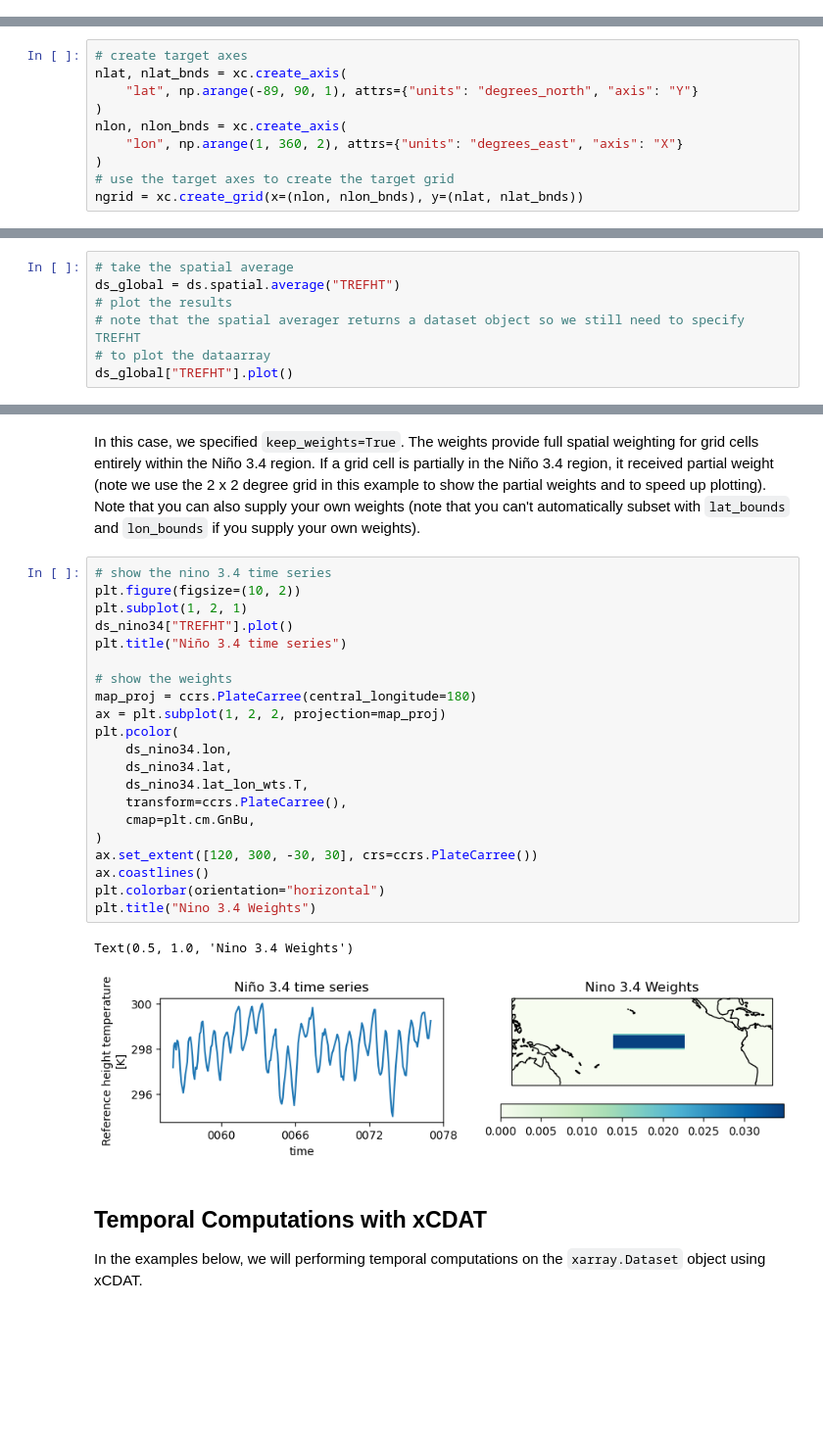
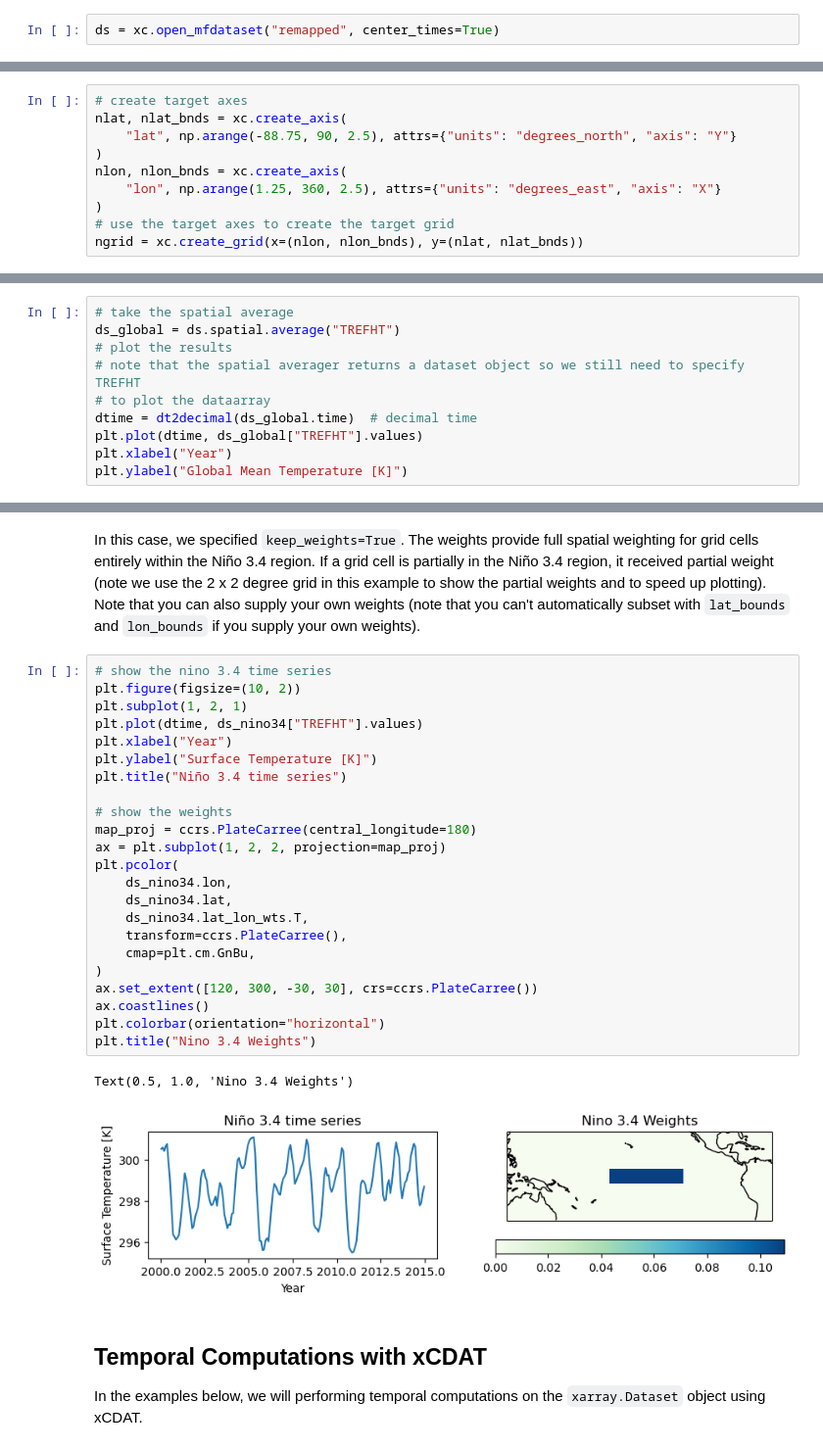
Before and after one commit to xCDAT/xcdat-validation, a Jupyter notebook: demos/2024-e3sm-workshop/xcdat_practicum_notebook.ipynb, the cells around one changed output, grey strips where cells are left out. Shown at 98% size. Saved outputs shown, nothing was run; the diff lists cells and outputs as text; blank space fills up the shorter version.

```diff
--- a/demos/2024-e3sm-workshop/xcdat_practicum_notebook.ipynb
+++ b/demos/2024-e3sm-workshop/xcdat_practicum_notebook.ipynb
@@ -196,3 +187,5 @@ input_file :
+# %%
+ds = xc.open_mfdataset("remapped", center_times=True)
 # %% [markdown]
 ## Regridding with xCDAT
 
@@ -202,10 +195,10 @@ We often want to regrid a dataset to a new grid to facilitate data analysis or c
 # %%
 # create target axes
 nlat, nlat_bnds = xc.create_axis(
-    "lat", np.arange(-89, 90, 1), attrs={"units": "degrees_north", "axis": "Y"}
+    "lat", np.arange(-88.75, 90, 2.5), attrs={"units": "degrees_north", "axis": "Y"}
 )
 nlon, nlon_bnds = xc.create_axis(
-    "lon", np.arange(1, 360, 2), attrs={"units": "degrees_east", "axis": "X"}
+    "lon", np.arange(1.25, 360, 2.5), attrs={"units": "degrees_east", "axis": "X"}
 )
 # use the target axes to create the target grid
 ngrid = xc.create_grid(x=(nlon, nlon_bnds), y=(nlat, nlat_bnds))
@@ -323,5 +315,8 @@ ds_global = ds.spatial.average("TREFHT")
 # plot the results
 # note that the spatial averager returns a dataset object so we still need to specify TREFHT
 # to plot the dataarray
-ds_global["TREFHT"].plot()
+dtime = dt2decimal(ds_global.time)  # decimal time
+plt.plot(dtime, ds_global["TREFHT"].values)
+plt.xlabel("Year")
+plt.ylabel("Global Mean Temperature [K]")
 # %% [output]
@@ -338,27 +333,29 @@ In this case, we specified `keep_weights=True`. The weights provide full spatial
 # %%
 # show the nino 3.4 time series
 plt.figure(figsize=(10, 2))
 plt.subplot(1, 2, 1)
-ds_nino34["TREFHT"].plot()
+plt.plot(dtime, ds_nino34["TREFHT"].values)
+plt.xlabel("Year")
+plt.ylabel("Surface Temperature [K]")
 plt.title("Niño 3.4 time series")
 
 # show the weights
 map_proj = ccrs.PlateCarree(central_longitude=180)
 ax = plt.subplot(1, 2, 2, projection=map_proj)
 plt.pcolor(
     ds_nino34.lon,
     ds_nino34.lat,
     ds_nino34.lat_lon_wts.T,
     transform=ccrs.PlateCarree(),
     cmap=plt.cm.GnBu,
 )
 ax.set_extent([120, 300, -30, 30], crs=ccrs.PlateCarree())
 ax.coastlines()
 plt.colorbar(orientation="horizontal")
 plt.title("Nino 3.4 Weights")
 # %% [output]
 Text(0.5, 1.0, 'Nino 3.4 Weights')
-[figure, old version]
+[figure, new version]
 # %% [markdown]
 ## Temporal Computations with xCDAT
 
```
Also changed, not shown: parts of 30 cells of this notebook, 1 other file.
